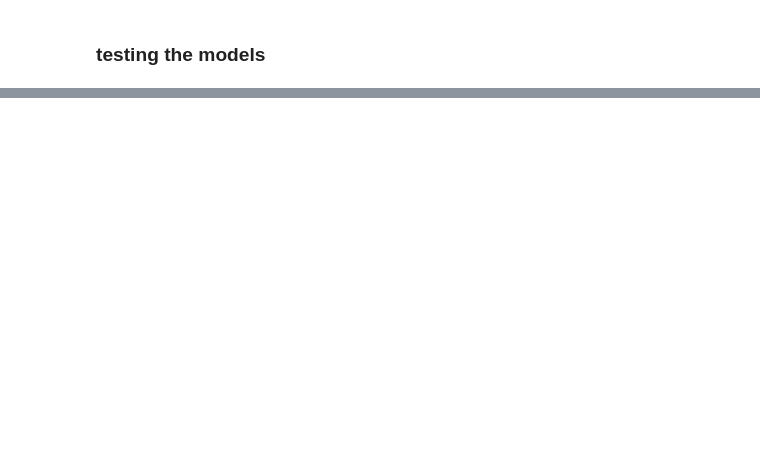
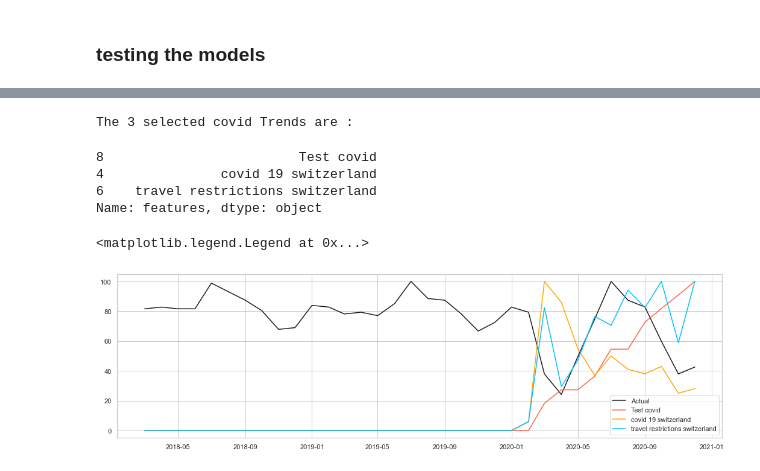
Before and after one commit to naayem/SwissHotelArrivalsPredictor, a Jupyter notebook: Project.ipynb, the cells around one changed output, grey strips where cells are left out. Drawn from its saved outputs; the diff is of its cells as text; code cells hidden in the pictures; blank space fills up the shorter version.

```diff
--- a/Project.ipynb
+++ b/Project.ipynb
@@ -961,0 +970,22 @@ plt.legend()
+# %%
+#selects the features with the lowest p-value
+best_features_covid = chooses_best_features(Table_covid_Trends,3,lags)
+print('The 3 selected covid Trends are :')
+best_features_covid
+# %% [output]
+The 3 selected covid Trends are :
+8                         Test covid
+4               covid 19 switzerland
+6    travel restrictions switzerland
+Name: features, dtype: object
+# %%
+#covid plot
+fig,axes = plt.subplots(figsize=(18,5))
+axes.plot((Arrivals[start_date_testing:] ['Switzerland_Hotels_Trend']*100)/max(Arrivals[start_date_testing:]['Switzerland_Hotels_Trend']), label = 'Actual',color = 'k')
+axes.plot((Arrivals_lags_features[start_date_testing:]['Test covid']*100)/max(Arrivals_lags_features[start_date_testing:]['Test covid']), label = 'Test covid',color = 'tomato')
+axes.plot((Arrivals_lags_features[start_date_testing:]['covid 19 switzerland']*100)/max(Arrivals_lags_features[start_date_testing:]['covid 19 switzerland']), label = 'covid 19 switzerland',color = 'orange')
+axes.plot((Arrivals_lags_features[start_date_testing:]['travel restrictions switzerland']*100)/max(Arrivals_lags_features[start_date_testing:]['travel restrictions switzerland']), label = 'travel restrictions switzerland',color = 'deepskyblue')
+plt.legend()
+# %% [output]
+<matplotlib.legend.Legend at 0x...>
+[figure, added]
```
Also changed, not shown: parts of 25 cells of this notebook, 2 other files.
